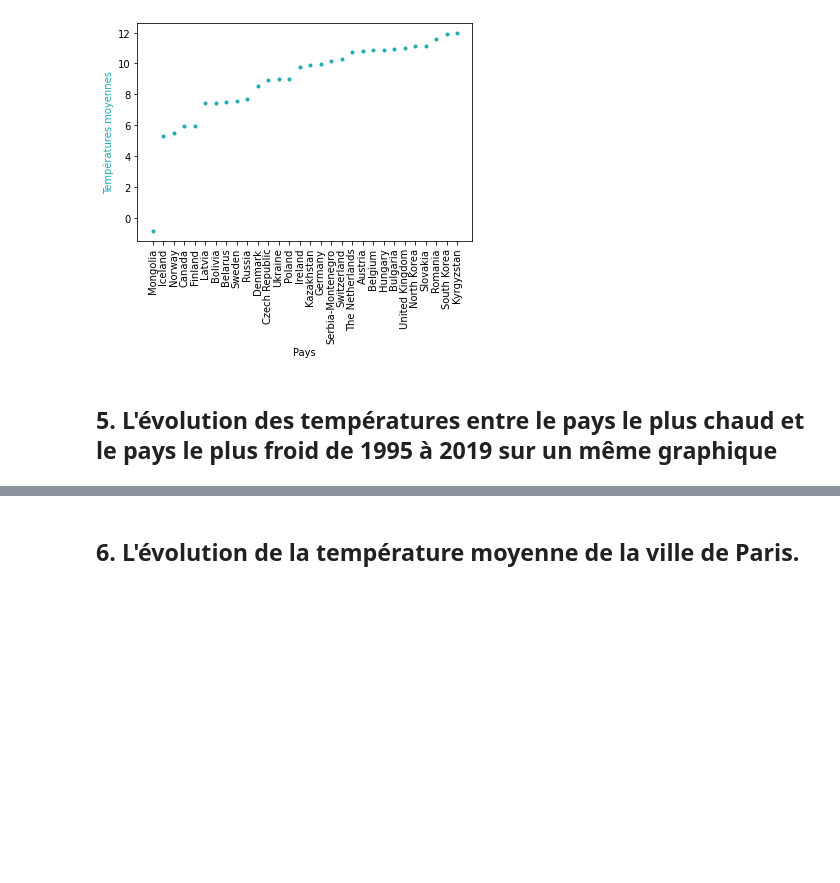
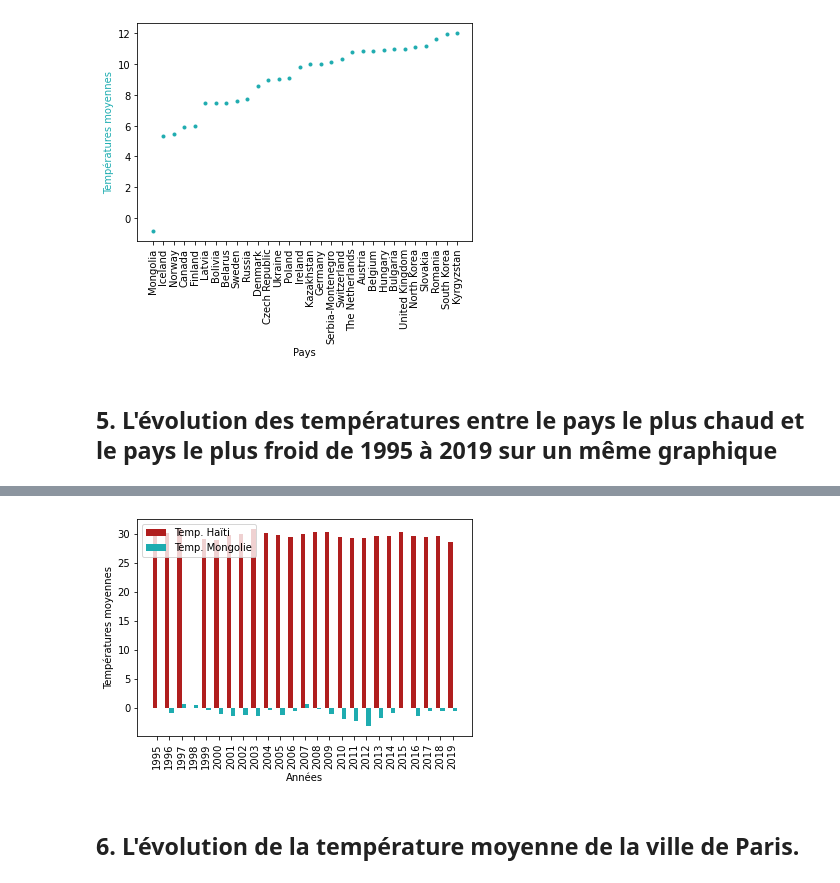
Before and after one commit to Twizzle1997/climatologie, a Jupyter notebook: notebook.ipynb, the cells around one changed output, grey strips where cells are left out. Cells and saved outputs as stored; diff of their text form; code cells hidden in the pictures; blank space fills up the shorter version.

```diff
--- a/notebook.ipynb
+++ b/notebook.ipynb
@@ -213,3 +232,32 @@ temp_france.to_csv(CURATED_PATH + 'requete4.csv')
+# %%
+# Retrait de l'année qui manque au dataset de Haïti
+# temp_mongolie = temp_mongolie[temp_mongolie.index!=1998]
+
+# Ajout de la ligne 1998 à Haïti
+temp_haiti.loc[1998] = [0]
+temp_haiti=temp_haiti.sort_values(by='Year', ascending=True)
+
+# Position sur l'axe des x pour chaque étiquette
+position = np.arange(len(temp_mongolie.index))
+# Largeur des barres
+largeur = .35
+
+# Création de la figure et d'un set de sous-graphiques
+fig, ax = plt.subplots()
+r1 = ax.bar(position - largeur/2, temp_haiti['AvgTemperature'], largeur, label = "Temp. Haïti", color = '#b01e1e')
+r2 = ax.bar(position + largeur/2, temp_mongolie['AvgTemperature'], largeur, label = "Temp. Mongolie", color = '#1eacb0')
+plt.xlabel('Années')
+plt.ylabel('Températures moyennes')
+plt.legend()
+
+# Modification des marques sur l'axe des x et de leurs étiquettes
+ax.set_xticks(position)
+ax.set_xticklabels(temp_mongolie.index)
+plt.xticks(rotation=90)
+
+plt.show()
+# %% [output]
+[figure, added]
 # %% [markdown]
 ## 6. L'évolution de la température moyenne de la ville de Paris.
 # %% [markdown]
```
Also changed, not shown: parts of 10 cells of this notebook.
